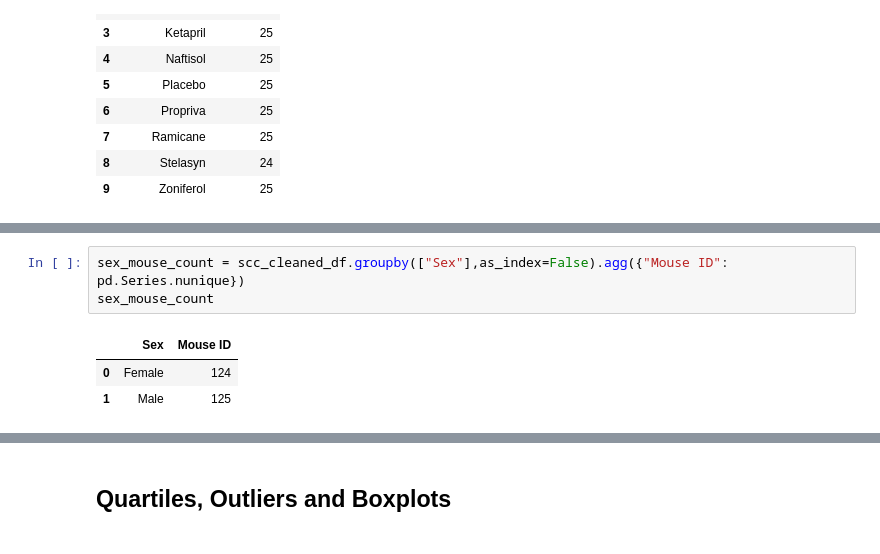
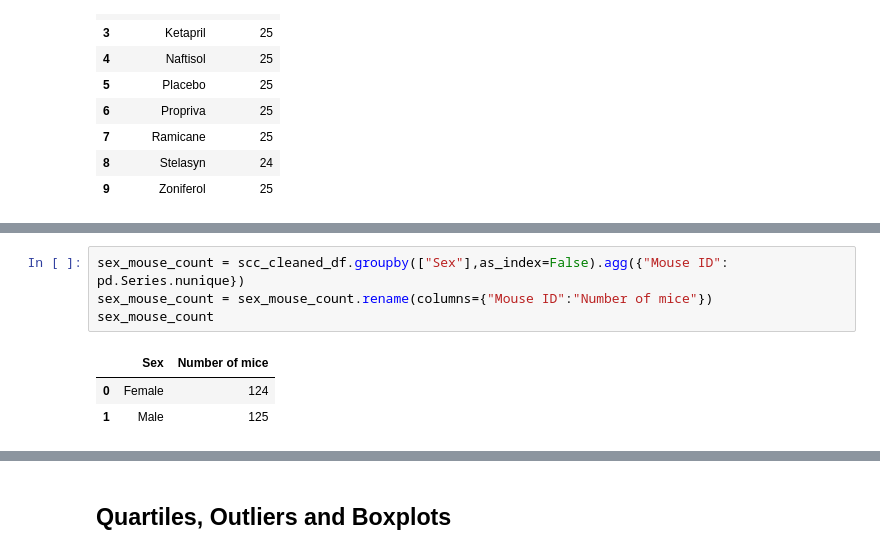
Before and after one commit to abbyabridged/matplotlib-challenge, a Jupyter notebook: main.ipynb, the cells around one changed output, grey strips where cells are left out. Saved outputs shown, nothing was run; the diff lists cells and outputs as text.

```diff
--- a/main.ipynb
+++ b/main.ipynb
@@ -223,9 +219,10 @@ Canvas(toolbar=Toolbar(toolitems=[('Home', 'Reset original view', 'home', 'home'
 <BarContainer object of 10 artists>
 # %%
 sex_mouse_count = scc_cleaned_df.groupby(["Sex"],as_index=False).agg({"Mouse ID": pd.Series.nunique})
+sex_mouse_count = sex_mouse_count.rename(columns={"Mouse ID":"Number of mice"})
 sex_mouse_count
 # %% [output]
-|  | Sex | Mouse ID |
+|  | Sex | Number of mice |
 | 0 | Female | 124 |
 | 1 | Male | 125 |
 # %%
```
Also changed, not shown: parts of 9 cells of this notebook.
